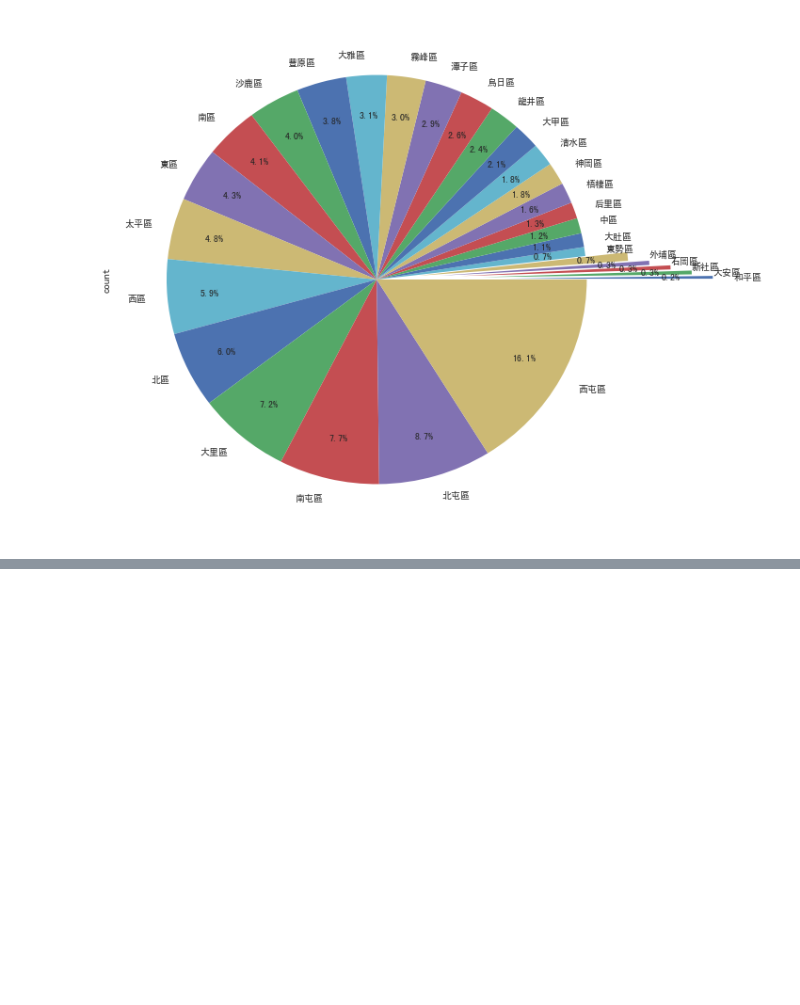
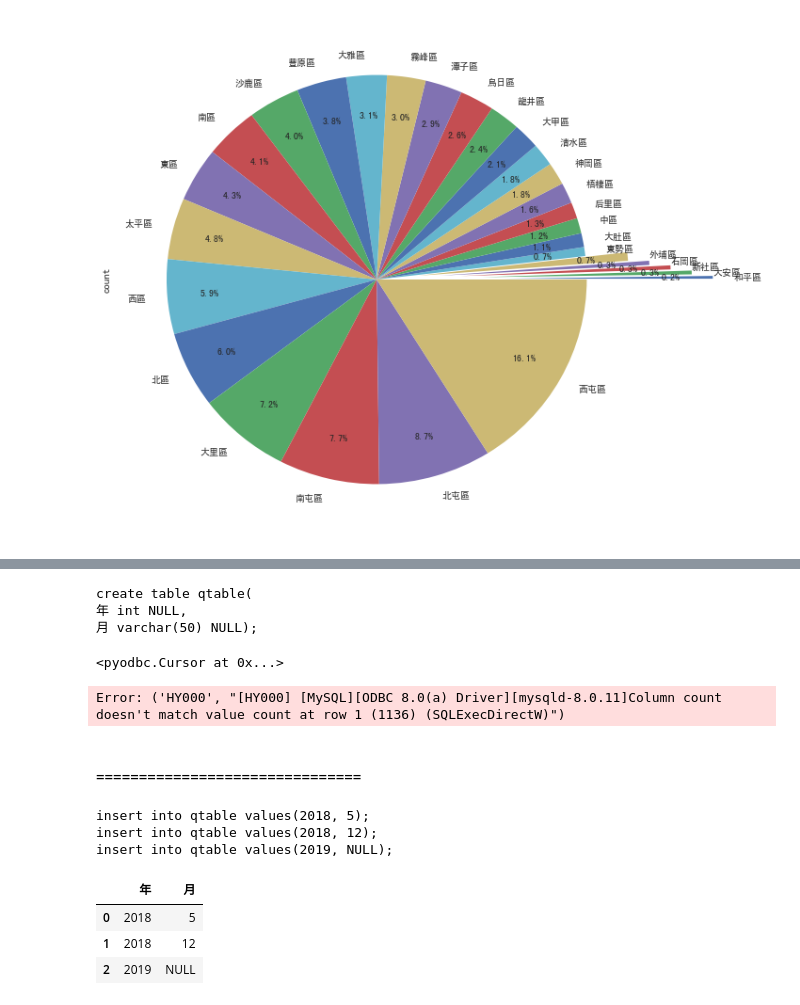
Before and after one commit to WangYenTing/Python, a Jupyter notebook: 台中市交通事故資料.ipynb, the cells around one changed output, grey strips where cells are left out. Drawn from its saved outputs; the diff is of its cells as text; code cells hidden in the pictures; blank space fills up the shorter version.

```diff
--- a/台中市交通事故資料.ipynb
+++ b/台中市交通事故資料.ipynb
@@ -101,0 +211,24 @@ df_pie.plot(kind = 'pie', explode = explode, figsize=(10, 10), autopct='%1.1f%%'
+# %%
+## 建立資料表
+q = 'create table qtable('
+
+for k in range(1):
+    for i, j in zip(df.columns, df.dtypes):
+        if j.name.find("int")==0:
+            q = (q + '\n{} int NULL,').format(i)
+        elif j.name.find("float")==0:
+            q = (q + '\n{} int NULL,').format(i)
+        else:
+            q = (q + '\n{} varchar(50) NULL,').format(i)
+
+q = q[:-1] + ');'   ##去掉最後的 逗點
+print(q)
+# %% [output]
+create table qtable(
+年 int NULL,
+月 varchar(50) NULL);
+# %%
+cursor.execute("drop table qtable")
+cursor.execute(q)
+# %% [output]
+<pyodbc.Cursor at 0x...>
@@ -101,0 +240,8 @@ df_pie.plot(kind = 'pie', explode = explode, figsize=(10, 10), autopct='%1.1f%%'
+# %%
+## {} 不一樣多?
+i = 0
+for i in df.index:
+    cursor.execute("insert into qtable values({});" .format(df.loc[i]['年']))
+    i +=1
+# %% [output]
+Error: ('HY000', "[HY000] [MySQL][ODBC 8.0(a) Driver][mysqld-8.0.11]Column count doesn't match value count at row 1 (1136) (SQLExecDirectW)")
@@ -101,0 +252,16 @@ df_pie.plot(kind = 'pie', explode = explode, figsize=(10, 10), autopct='%1.1f%%'
+# %% [markdown]
+#### ===============================
+# %%
+for i in df.index:
+    print("insert into qtable values({}, {});" .format(df.loc[i][0], df.loc[i][1]))
+# %% [output]
+insert into qtable values(2018, 5);
+insert into qtable values(2018, 12);
+insert into qtable values(2019, NULL);
+# %%
+df
+# %% [output]
+|  | 年 | 月 |
+| 0 | 2018 | 5 |
+| 1 | 2018 | 12 |
+| 2 | 2019 | NULL |
```
Also changed, not shown: parts of 17 cells of this notebook.
